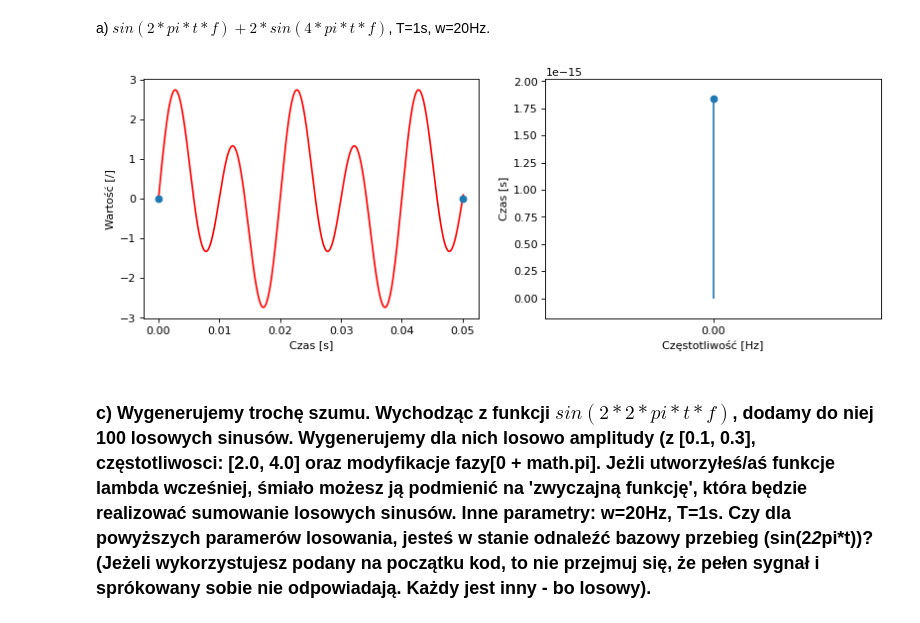
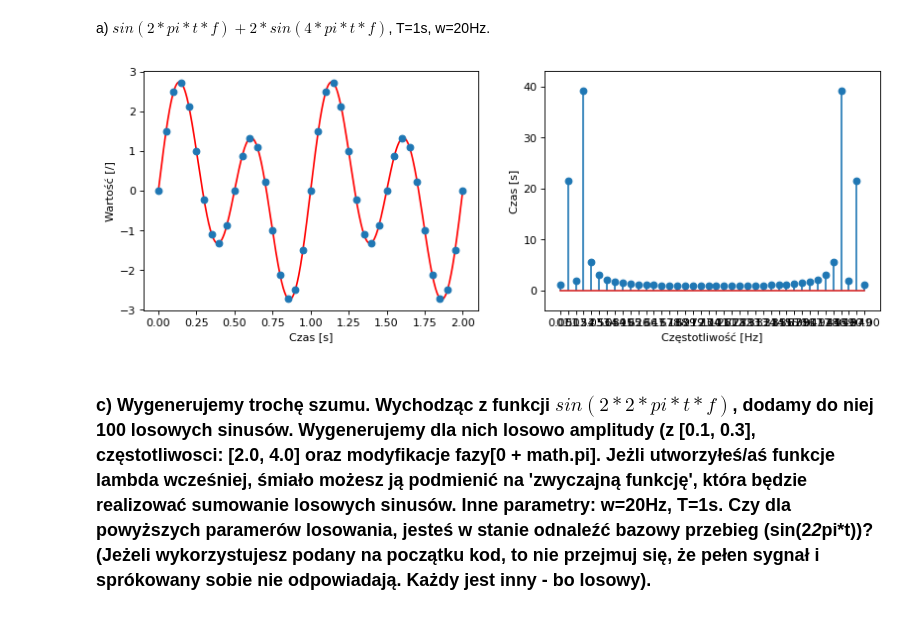
Before and after one commit to Mimikkk/__kck-2021, a Jupyter notebook: lab-6-signal-manipulation/signal-detection.ipynb, the cells around one changed output. Drawn from its saved outputs; the diff is of its cells as text; code cells hidden in the pictures.

```diff
--- a/lab-6-sound-manipulation/sound-detection.ipynb
+++ b/lab-6-signal-manipulation/signal-detection.ipynb
@@ -23,7 +25,7 @@ SignalFn = Callable[[float, float, float], float]
 class Signal(object):
   frequency: float
   amplitude: float
-  fn: SignalFn = lambda f, a, t: a * np.sin(Tau * f * t)
+  fn: SignalFn = lambda f, a, t: a * sin(Tau * f * t)
 
   @property
   def period(self):
@@ -294,13 +296,13 @@ a) $sin(2*pi*t*f) + 2*sin(4*pi*t*f)$, T=1s, w=20Hz.
 # %%
 # Wyrysuj sygnał
 
-fn: SignalFn = lambda f, a, t: np.sin(Tau * t * f) + 2 * np.sin(2 * Tau * t * f)
-signal = Signal(frequency=50, amplitude=1, fn=fn)
+fn: SignalFn = lambda f, a, t: sin(Tau * t * f) + 2 * sin(2 * Tau * t * f)
+signal = Signal(frequency=1, amplitude=1, fn=fn)
 analyser = SignalAnalyzer(signal)
-real = analyser.analyze(periods=2.5, frequency=1 / 10000)
-probe = analyser.analyze(periods=2.5, frequency=1 / 20)
+real = analyser.analyze(periods=2, frequency=1 / 10000)
+probe = analyser.analyze(periods=2, frequency=1 / 20)
 SignalPlotter.default(real, probe)
 # %% [output]
-[figure, old version]
+[figure, new version]
 # %% [markdown]
 ### c) Wygenerujemy trochę szumu. Wychodząc z funkcji $sin(2*2*pi*t*f)$, dodamy do niej 100 losowych sinusów. Wygenerujemy dla nich losowo amplitudy (z [0.1, 0.3], częstotliwosci: [2.0, 4.0] oraz modyfikacje fazy[0 + math.pi]. Jeżli utworzyłeś/aś funkcje lambda wcześniej, śmiało możesz ją podmienić na 'zwyczajną funkcję', która będzie realizować sumowanie losowych sinusów. Inne parametry: w=20Hz, T=1s. Czy dla powyższych paramerów losowania, jesteś w stanie odnaleźć bazowy przebieg (sin(2*2*pi*t))? (Jeżeli wykorzystujesz podany na początku kod, to nie przejmuj się, że pełen sygnał i sprókowany sobie nie odpowiadają. Każdy jest inny - bo losowy).
```
Also changed, not shown: parts of 10 cells of this notebook, 1 other file.
